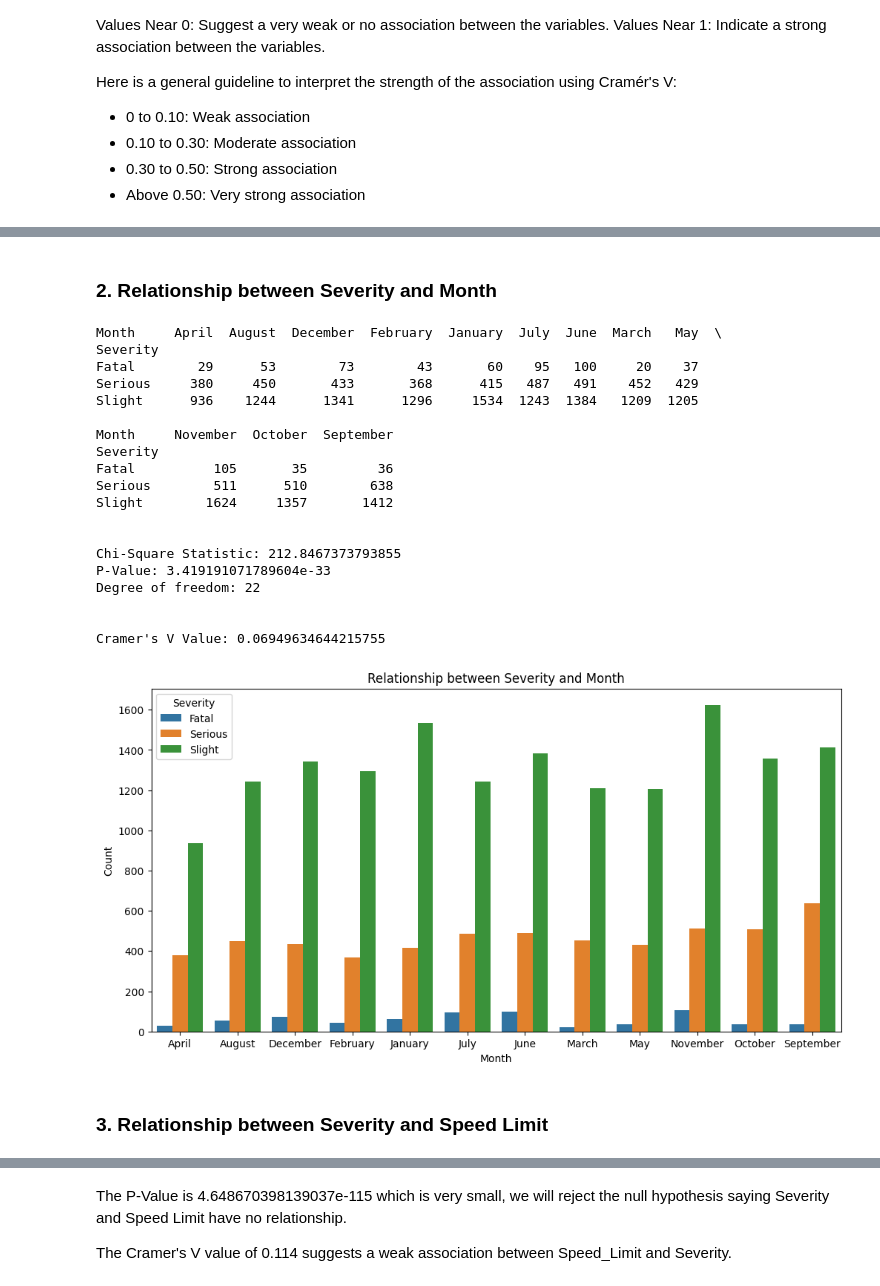
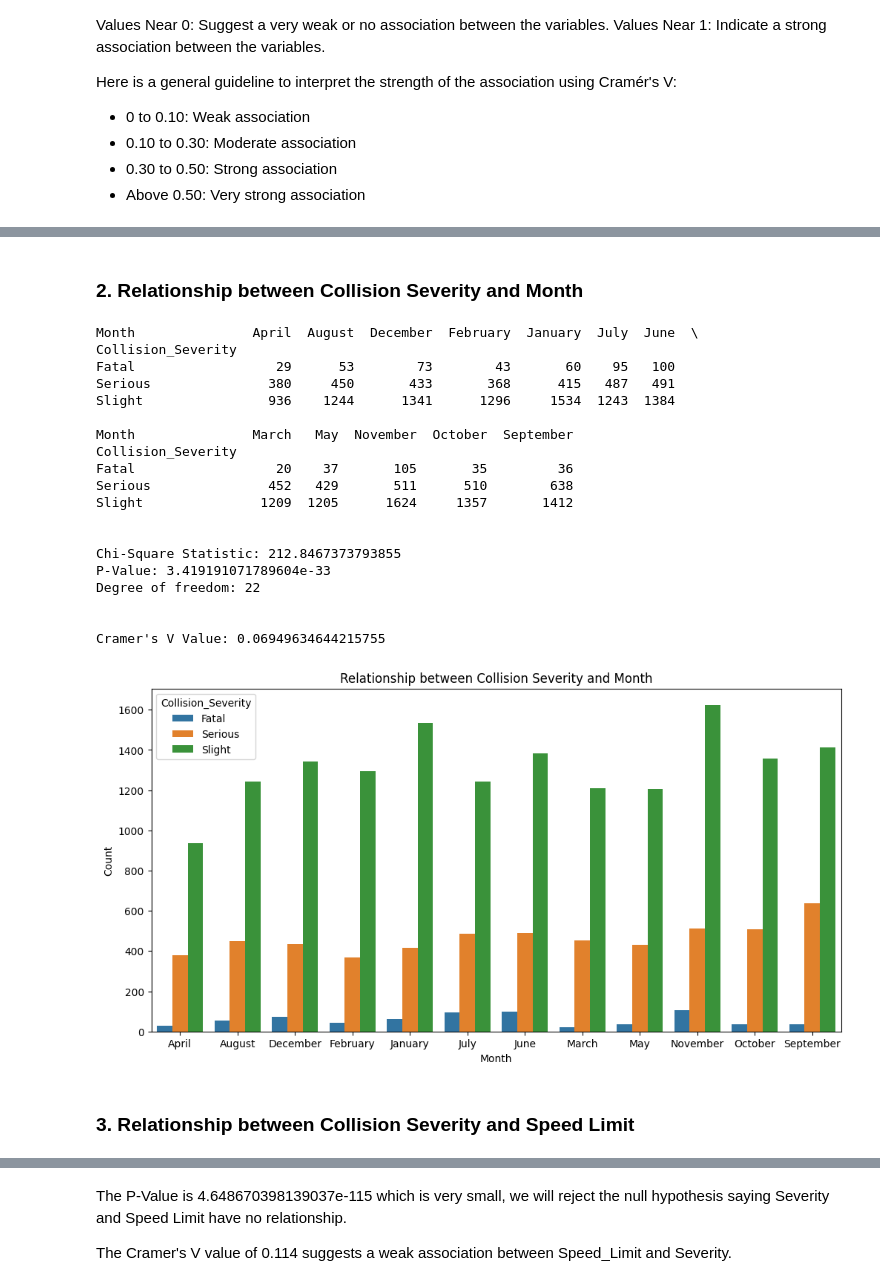
Before and after one commit to Olatunjiomotayo/Cambridgeshire-Road-Traffic-Collision, a Jupyter notebook: RTC_to_bi.ipynb, the cells around one changed output, grey strips where cells are left out. Saved outputs shown, nothing was run; the diff lists cells and outputs as text; code cells hidden in the pictures.

```diff
--- a/RTC_to_bi.ipynb
+++ b/RTC_to_bi.ipynb
@@ -726,6 +739,7 @@ Merged_df["Time_of_Day"] = Merged_df["Time_of_Day"].astype("category")
 ### **Standardise the Columns Names**
 # %%
 Merged_df.rename(columns = {
+    "Severity" : "Collision_Severity",
     "No._Vehicles" : "Number_of_Vehicles",
     "No._Casualties" : "Number_of_Casualties",
     "Local_Authority_(assigned_by_police)": "Local_Authority",
@@ -764,7 +778,7 @@ Index(['Severity', 'Number_of_Vehicles', 'Number_of_Casualties', 'Day',
       dtype='object')
 # %%
 # Reorder columns
-Merged_df = Merged_df[["Number_of_Vehicles", "Number_of_Casualties", "Severity", "Hour", "Time_of_Day",
+Merged_df = Merged_df[["Number_of_Vehicles", "Number_of_Casualties", "Collision_Severity", "Hour", "Time_of_Day",
        "Day", "Month", "Year", "Local_Authority", "Speed_Limit", "Lighting_Conditions",
        "Weather", "Road_Conditions", "Driver_Sex", "Driver_Age", "Vehicle_Type_Group",
        "Casualty_Type", "Casualty_Age", "Casualty_Severity", "Casualty_Vehicle_Group"]]
@@ -1573,58 +1626,58 @@ Cramer's V Value: 0.0365488857291658
 # %% [markdown]
-### **2. Relationship between Severity and Month**
+### **2. Relationship between Collision Severity and Month**
 # %%
 # Contingency Table
-Severity_vs_Month = pd.crosstab(Merged_df["Severity"], Merged_df["Month"])
-print(Severity_vs_Month)
+CollisionSeverity_vs_Month = pd.crosstab(Merged_df["Collision_Severity"], Merged_df["Month"])
+print(CollisionSeverity_vs_Month)
 
 print("\n")
 
 # Perform Chi-Square Test of Independence
-chi2_stat_Month, p_val_Month, dof_Month, _ = chi2_contingency(Severity_vs_Month)
+chi2_stat_Month, p_val_Month, dof_Month, _ = chi2_contingency(CollisionSeverity_vs_Month)
 print(f"Chi-Square Statistic: {chi2_stat_Month}")
 print(f"P-Value: {p_val_Month}")
 print("Degree of freedom:", dof_Month)
 
 print("\n")
 
 # Calculate Cramer's V
-n = Severity_vs_Month.sum().sum()
-k = Severity_vs_Month.shape[1] # Number of columns
-r = Severity_vs_Month.shape[0] # Number of columns
+n = CollisionSeverity_vs_Month.sum().sum()
+k = CollisionSeverity_vs_Month.shape[1] # Number of columns
+r = CollisionSeverity_vs_Month.shape[0] # Number of columns
 cramerV_Month = np.sqrt(chi2_stat_Month / (n * min(k - 1, r - 1)))
 print("Cramer's V Value:", cramerV_Month)
 
 print("\n")
 
-# Plot the relationship between Severity and Month
+# Plot the relationship between Collision Severity and Month
 plt.figure(figsize=(12, 6))
-sns.countplot(x = "Month", hue = "Severity", data = Merged_df)
-plt.title("Relationship between Severity and Month")
+sns.countplot(x = "Month", hue = "Collision_Severity", data = Merged_df)
+plt.title("Relationship between Collision Severity and Month")
 plt.xlabel("Month")
 plt.ylabel("Count")
 plt.show()
 # %% [output]
-Month     April  August  December  February  January  July  June  March   May  \
-Severity
-Fatal        29      53        73        43       60    95   100     20    37
-Serious     380     450       433       368      415   487   491    452   429
-Slight      936    1244      1341      1296     1534  1243  1384   1209  1205
+Month               April  August  December  February  January  July  June  \
+Collision_Severity
+Fatal                  29      53        73        43       60    95   100
+Serious               380     450       433       368      415   487   491
+Slight                936    1244      1341      1296     1534  1243  1384
 
-Month     November  October  September
-Severity
-Fatal          105       35         36
-Serious        511      510        638
-Slight        1624     1357       1412
+Month               March   May  November  October  September
+Collision_Severity
+Fatal                  20    37       105       35         36
+Serious               452   429       511      510        638
+Slight               1209  1205      1624     1357       1412
 
 
 Chi-Square Statistic: 212.8467373793855
 P-Value: 3.419191071789604e-33
 Degree of freedom: 22
 
 
 Cramer's V Value: 0.06949634644215755
-[figure, old version]
+[figure, new version]
 # %% [markdown]
-### **3. Relationship between Severity and Speed Limit**
+### **3. Relationship between Collision Severity and Speed Limit**
 # %%
 # Contingency Table
```
Also changed, not shown: parts of 89 cells of this notebook.
